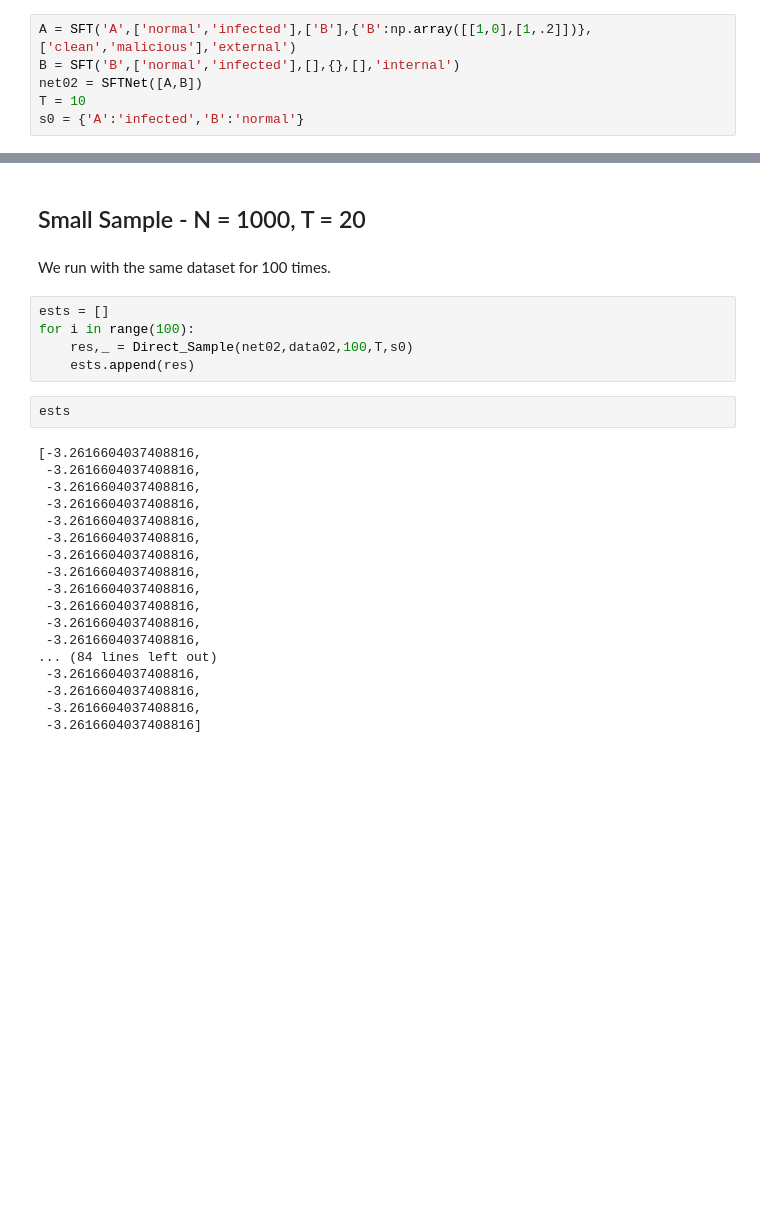
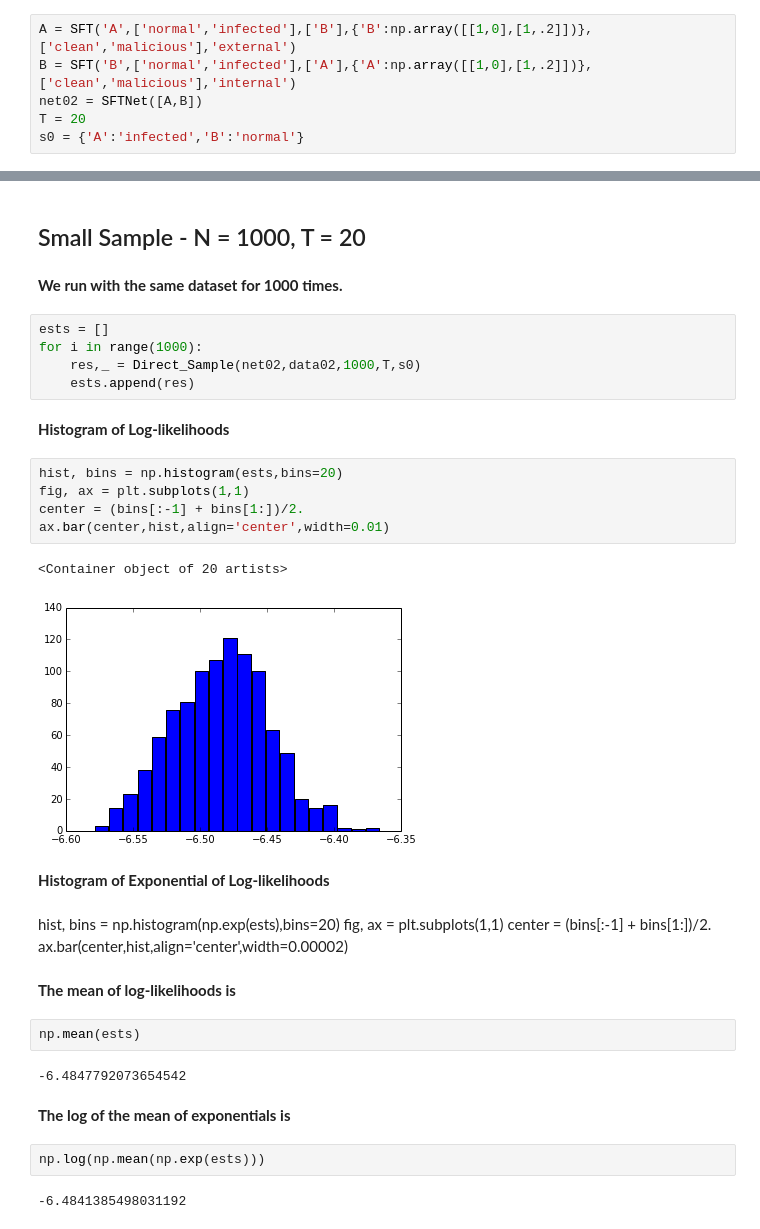
Before and after one commit to j-grana6/SFT-Nets, a Jupyter notebook: python/unbiased_mc.ipynb, the cells around one changed output, grey strips where cells are left out. Saved outputs shown, nothing was run; the diff lists cells and outputs as text; blank space fills up the shorter version.

```diff
--- a/python/unbiased_mc.ipynb
+++ b/python/unbiased_mc.ipynb
@@ -17,9 +17,9 @@ extended_styles()
 # A 2-node SFT Net
 # %%
 A = SFT('A',['normal','infected'],['B'],{'B':np.array([[1,0],[1,.2]])},['clean','malicious'],'external')
-B = SFT('B',['normal','infected'],[],{},[],'internal')
+B = SFT('B',['normal','infected'],['A'],{'A':np.array([[1,0],[1,.2]])},['clean','malicious'],'internal')
 net02 = SFTNet([A,B])
-T = 10
+T = 20
 s0 = {'A':'infected','B':'normal'}
 # %%
 G02 = nx.DiGraph()
@@ -58,29 +63,38 @@ lhood
 # %% [markdown]
 ## Small Sample - N = 1000, T = 20
 # %% [markdown]
-We run with the same dataset for 100 times.
+**We run with the same dataset for 1000 times.**
 # %%
 ests = []
-for i in range(100):
-    res,_ = Direct_Sample(net02,data02,100,T,s0)
+for i in range(1000):
+    res,_ = Direct_Sample(net02,data02,1000,T,s0)
     ests.append(res)
-# %%
-ests
-# %% [output]
-[-3.2616604037408816,
- -3.2616604037408816,
- -3.2616604037408816,
- -3.2616604037408816,
- -3.2616604037408816,
- -3.2616604037408816,
- -3.2616604037408816,
- -3.2616604037408816,
- -3.2616604037408816,
- -3.2616604037408816,
- -3.2616604037408816,
- -3.2616604037408816,
-... (84 lines left out)
- -3.2616604037408816,
- -3.2616604037408816,
- -3.2616604037408816,
- -3.2616604037408816]
+# %% [markdown]
+**Histogram of Log-likelihoods**
+# %%
+hist, bins = np.histogram(ests,bins=20)
+fig, ax = plt.subplots(1,1)
+center = (bins[:-1] + bins[1:])/2.
+ax.bar(center,hist,align='center',width=0.01)
+# %% [output]
+<Container object of 20 artists>
+[figure, added]
+# %% [markdown]
+**Histogram of Exponential of Log-likelihoods**
+# %% [markdown]
+hist, bins = np.histogram(np.exp(ests),bins=20)
+fig, ax = plt.subplots(1,1)
+center = (bins[:-1] + bins[1:])/2.
+ax.bar(center,hist,align='center',width=0.00002)
+# %% [markdown]
+**The mean of log-likelihoods is**
+# %%
+np.mean(ests)
+# %% [output]
+-6.4847792073654542
+# %% [markdown]
+**The log  of the mean of exponentials is**
+# %%
+np.log(np.mean(np.exp(ests)))
+# %% [output]
+-6.4841385498031192
```
Also changed, not shown: parts of 49 cells of this notebook.
